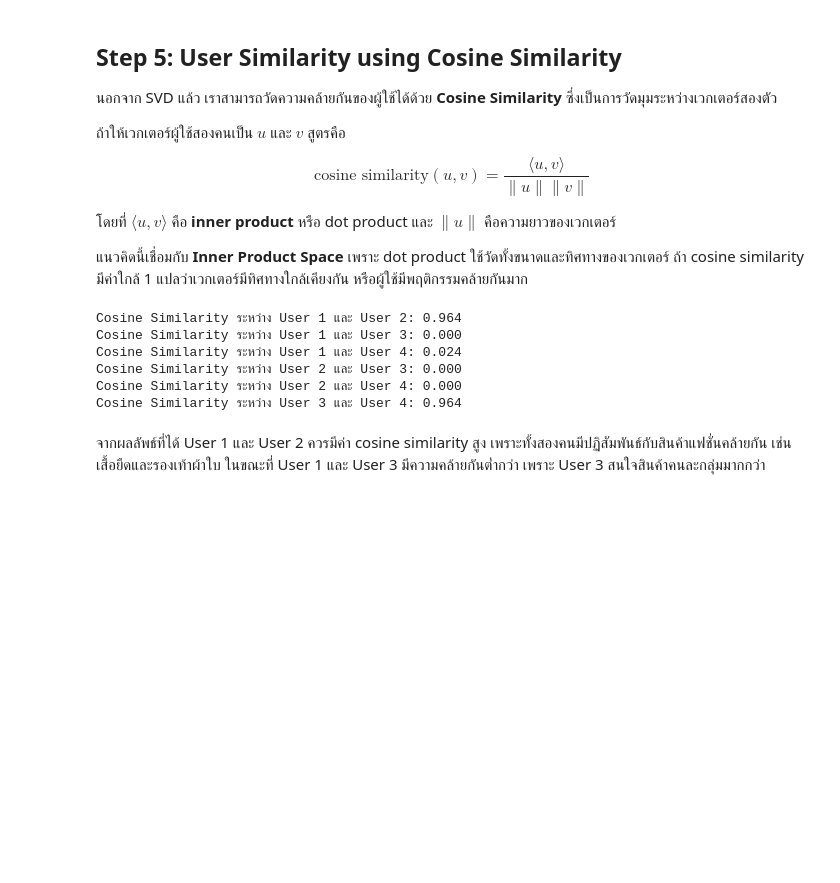
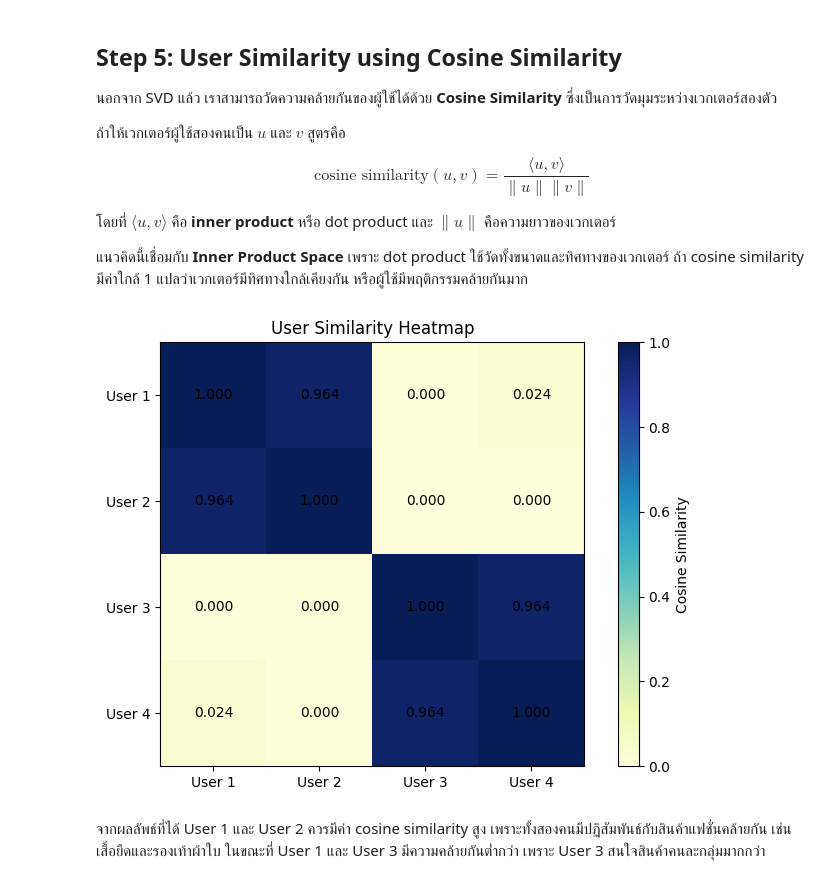
Before and after one commit to L0u1sss/Linear-Algebra, a Jupyter notebook: FInalProject.ipynb, the cells around one changed output. Drawn from its saved outputs; the diff is of its cells as text; code cells hidden in the pictures; blank space fills up the shorter version.

Commit message:
heatmap

```diff
--- a/FInalProject.ipynb
+++ b/FInalProject.ipynb
@@ -241,39 +241,38 @@ $$\text{cosine similarity}(u, v) = \frac{\langle u, v \rangle}{\|u\|\|v\|}$$
 
 แนวคิดนี้เชื่อมกับ **Inner Product Space** เพราะ dot product ใช้วัดทั้งขนาดและทิศทางของเวกเตอร์ ถ้า cosine similarity มีค่าใกล้ 1 แปลว่าเวกเตอร์มีทิศทางใกล้เคียงกัน หรือผู้ใช้มีพฤติกรรมคล้ายกันมาก
 # %%
+import matplotlib.pyplot as plt
+
 def cosine_similarity(u, v):
-    """คำนวณ Cosine Similarity ระหว่างเวกเตอร์ u และ v"""
     dot_product = np.dot(u, v)
     norm_u = np.linalg.norm(u)
     norm_v = np.linalg.norm(v)
 
     if norm_u == 0 or norm_v == 0:
         return 0
     return dot_product / (norm_u * norm_v)
-user_1 = R[0]
-user_2 = R[1]
-user_3 = R[2]
-user_4 = R[3]
-sim_user1_user2 = cosine_similarity(user_1, user_2)
-sim_user1_user3 = cosine_similarity(user_1, user_3)
-sim_user1_user4 = cosine_similarity(user_1, user_4)
-sim_user2_user3 = cosine_similarity(user_2, user_3)
-sim_user2_user4 = cosine_similarity(user_2, user_4)
-sim_user3_user4 = cosine_similarity(user_3, user_4)
 
-print("Cosine Similarity ระหว่าง User 1 และ User 2: {:.3f}".format(sim_user1_user2))
-print("Cosine Similarity ระหว่าง User 1 และ User 3: {:.3f}".format(sim_user1_user3))
-print("Cosine Similarity ระหว่าง User 1 และ User 4: {:.3f}".format(sim_user1_user4))
-print("Cosine Similarity ระหว่าง User 2 และ User 3: {:.3f}".format(sim_user2_user3))
-print("Cosine Similarity ระหว่าง User 2 และ User 4: {:.3f}".format(sim_user2_user4))
-print("Cosine Similarity ระหว่าง User 3 และ User 4: {:.3f}".format(sim_user3_user4))
+users = [f"User {i}" for i in range(1, R.shape[0] + 1)]
+similarity_matrix = np.array([
+    [cosine_similarity(R[i], R[j]) for j in range(R.shape[0])]
+    for i in range(R.shape[0])
+])
+
+plt.figure(figsize=(7, 5))
+heatmap = plt.imshow(similarity_matrix, cmap="YlGnBu", vmin=0, vmax=1)
+plt.colorbar(heatmap, label="Cosine Similarity")
+plt.xticks(range(len(users)), users)
+plt.yticks(range(len(users)), users)
+plt.title("User Similarity Heatmap")
+
+for i in range(similarity_matrix.shape[0]):
+    for j in range(similarity_matrix.shape[1]):
+        plt.text(j, i, f"{similarity_matrix[i, j]:.3f}", ha="center", va="center", color="black")
+
+plt.tight_layout()
+plt.show()
 # %% [output]
-Cosine Similarity ระหว่าง User 1 และ User 2: 0.964
-Cosine Similarity ระหว่าง User 1 และ User 3: 0.000
-Cosine Similarity ระหว่าง User 1 และ User 4: 0.024
-Cosine Similarity ระหว่าง User 2 และ User 3: 0.000
-Cosine Similarity ระหว่าง User 2 และ User 4: 0.000
-Cosine Similarity ระหว่าง User 3 และ User 4: 0.964
+[figure, added]
 # %% [markdown]
 จากผลลัพธ์ที่ได้ User 1 และ User 2 ควรมีค่า cosine similarity สูง เพราะทั้งสองคนมีปฏิสัมพันธ์กับสินค้าแฟชั่นคล้ายกัน เช่น เสื้อยืดและรองเท้าผ้าใบ ในขณะที่ User 1 และ User 3 มีความคล้ายกันต่ำกว่า เพราะ User 3 สนใจสินค้าคนละกลุ่มมากกว่า
 # %% [markdown]
```
